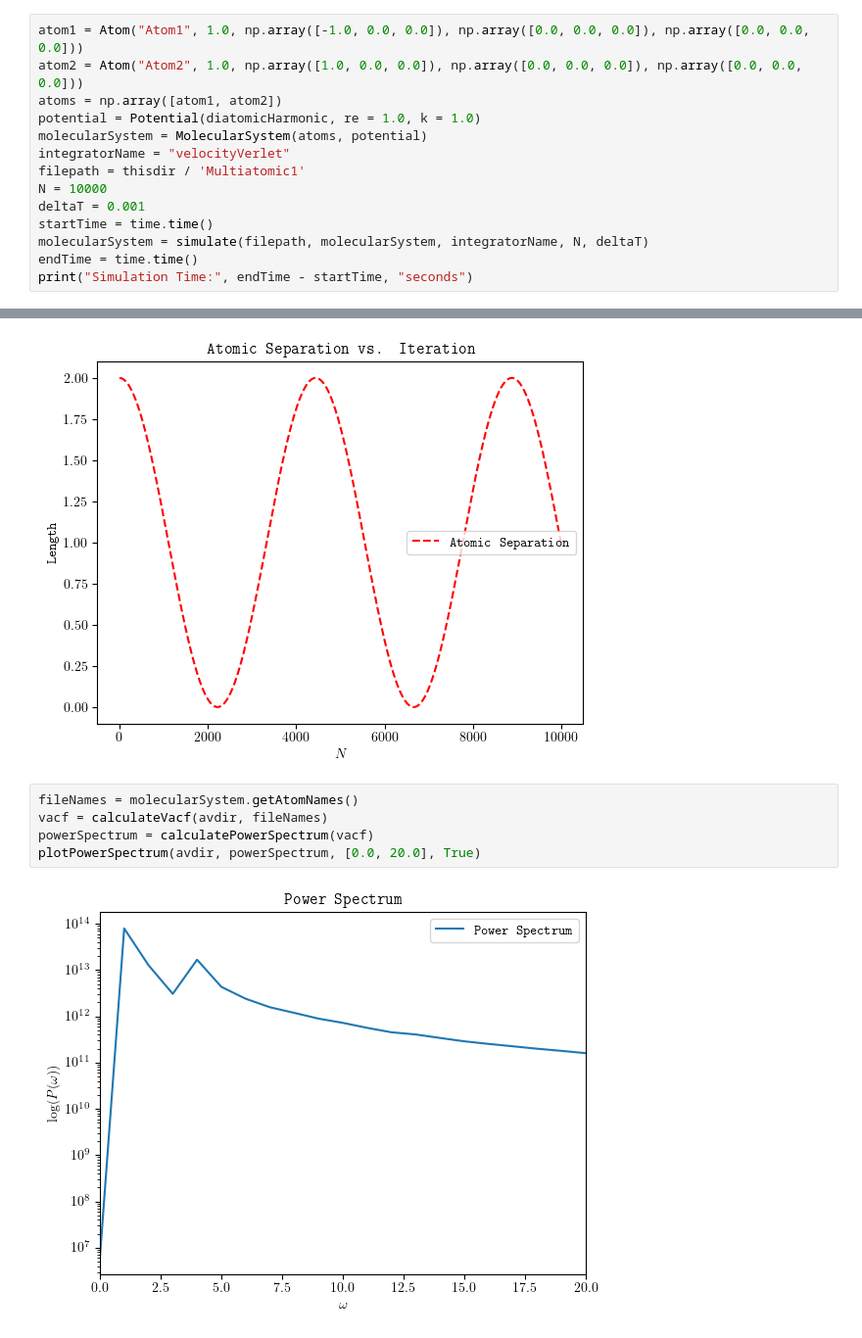
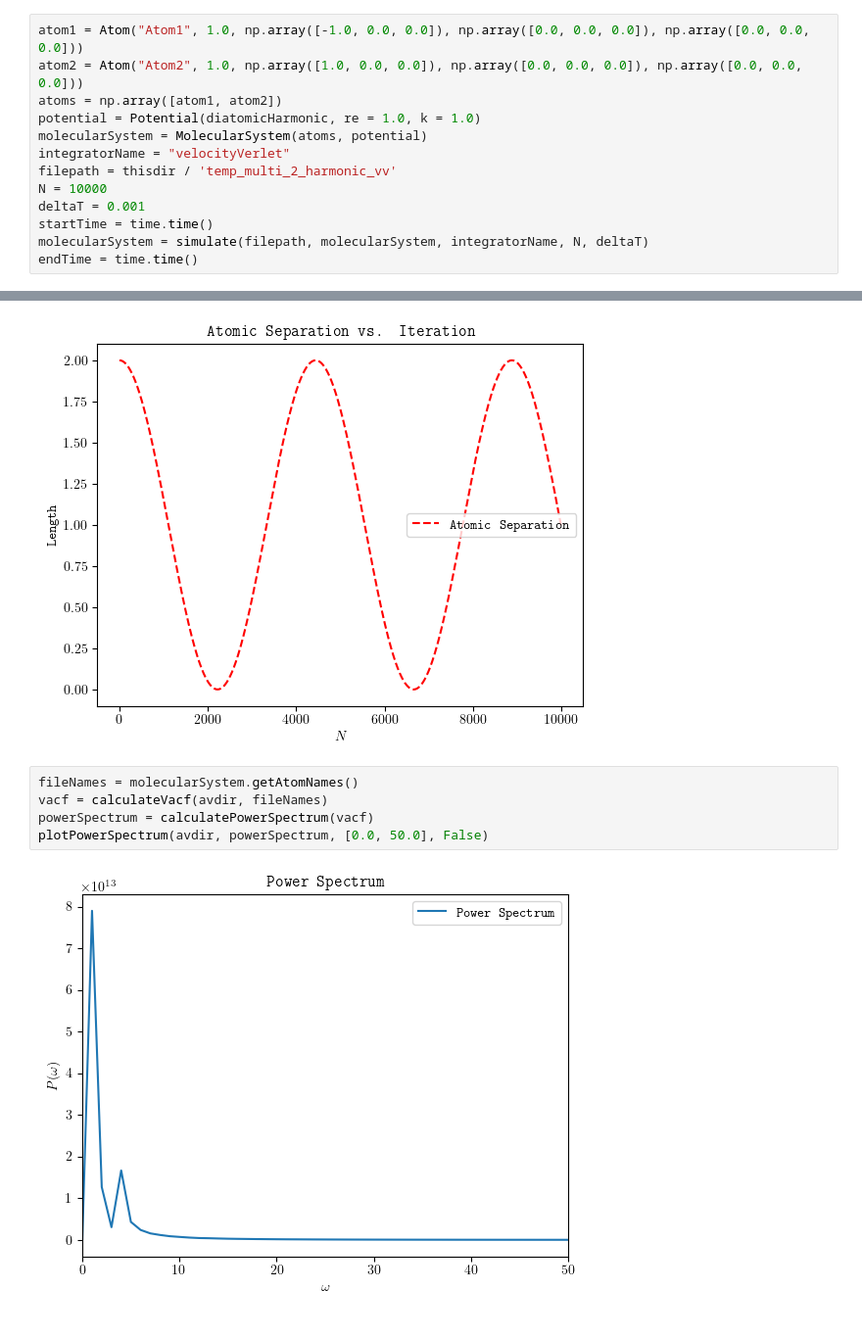
Before and after one commit to rbucl/phas0077-code, a Jupyter notebook: multi_2_harmonic_vv.ipynb, the cells around one changed output, grey strips where cells are left out. Shown at 98% size. Cells and saved outputs as stored; diff of their text form.

```diff
--- a/Multiatomic1.ipynb
+++ b/multi_2_harmonic_vv.ipynb
@@ -32,10 +32,9 @@ atoms = np.array([atom1, atom2])
 potential = Potential(diatomicHarmonic, re = 1.0, k = 1.0)
 molecularSystem = MolecularSystem(atoms, potential)
 integratorName = "velocityVerlet"
-filepath = thisdir / 'Multiatomic1'
+filepath = thisdir / 'temp_multi_2_harmonic_vv'
 N = 10000
 deltaT = 0.001
 startTime = time.time()
 molecularSystem = simulate(filepath, molecularSystem, integratorName, N, deltaT)
 endTime = time.time()
-print("Simulation Time:", endTime - startTime, "seconds")
@@ -60,10 +57,10 @@ plotAtomicSeparations(aspath, "Atom1-Atom2")
 # %%
 fileNames = molecularSystem.getAtomNames()
 vacf = calculateVacf(avdir, fileNames)
 powerSpectrum = calculatePowerSpectrum(vacf)
-plotPowerSpectrum(avdir, powerSpectrum, [0.0, 20.0], True)
+plotPowerSpectrum(avdir, powerSpectrum, [0.0, 50.0], False)
 # %% [output]
-[figure, old version]
+[figure, new version]
 # %%
 atomicSeparations = pd.read_csv(aspath)
 energies = pd.read_csv(enpath)
```
Also changed, not shown: parts of 3 cells of this notebook, 23 other files.
